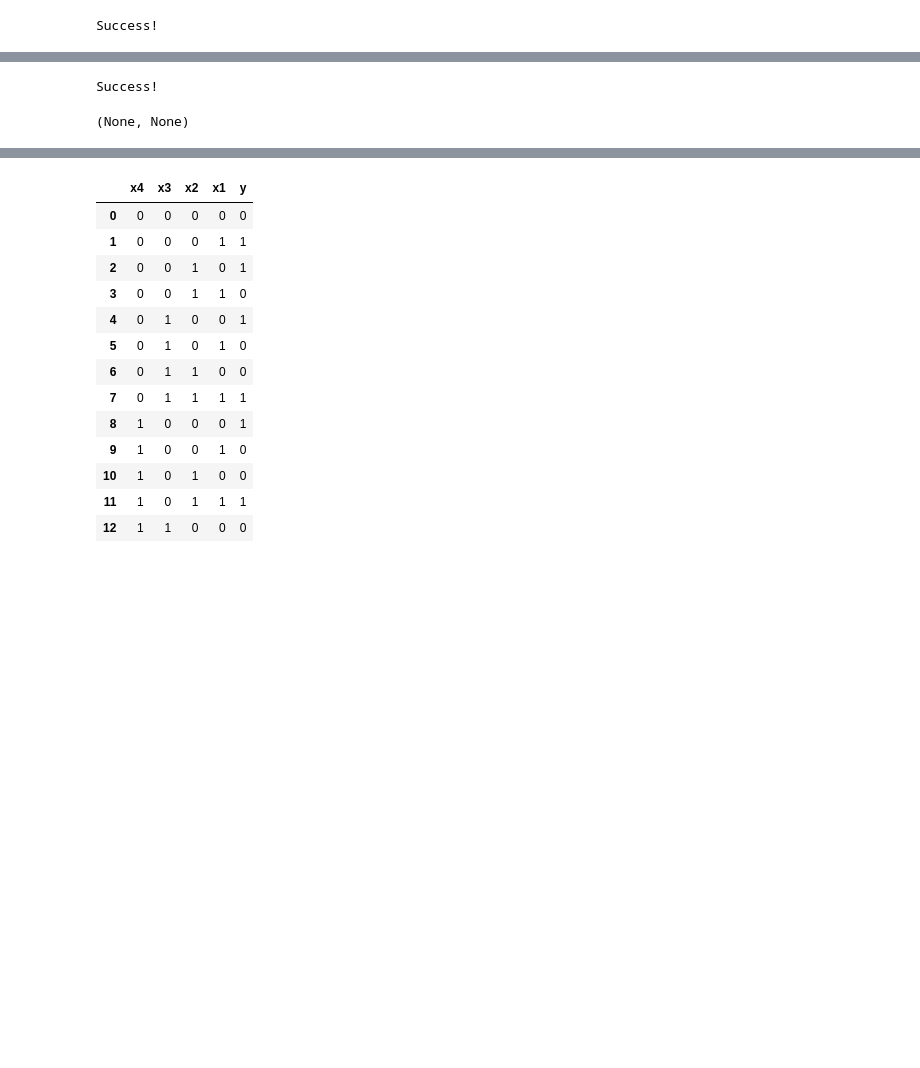
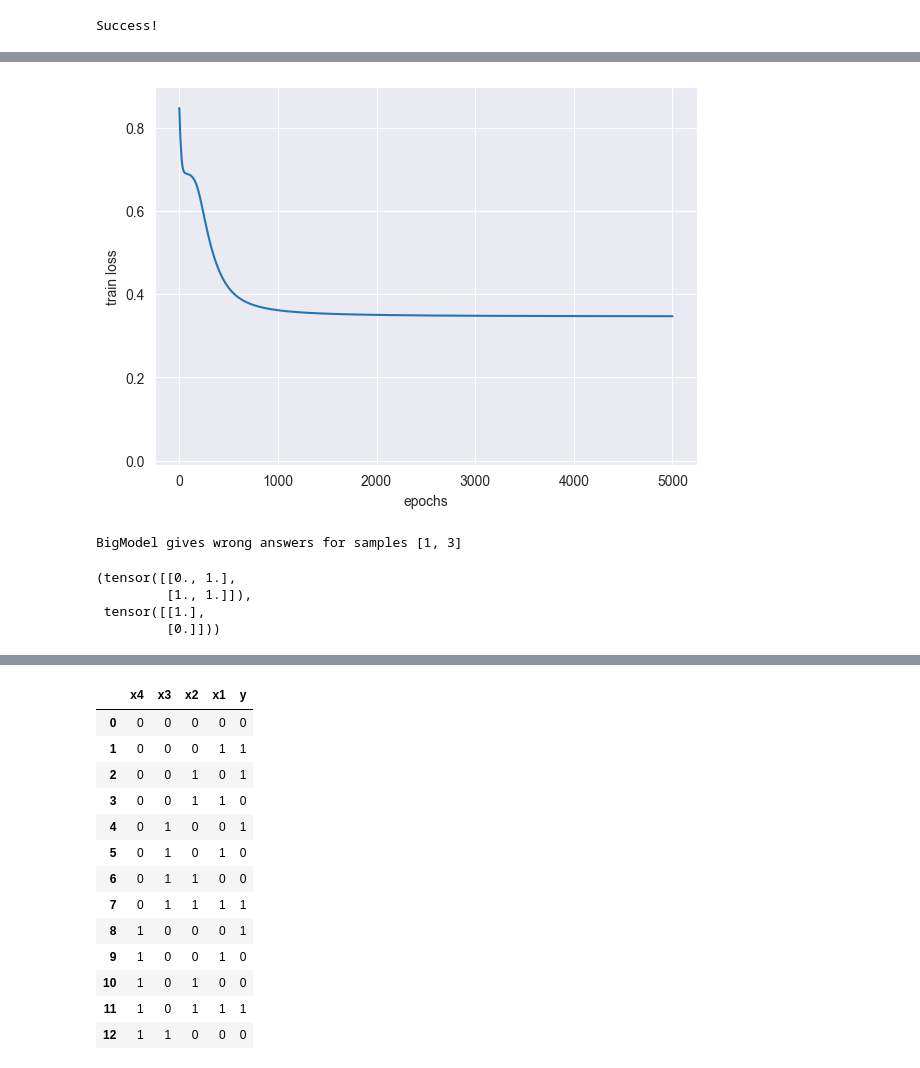
Before and after one commit to skolpin/neuro-boolean-research, a Jupyter notebook: incremental_synthesis.ipynb, the cells around one changed output, grey strips where cells are left out. Cells and saved outputs as stored; diff of their text form; code cells hidden in the pictures; blank space fills up the shorter version.

Commit message:
add loss plotting for mlp on xor(2)

```diff
--- a/incremental_synthesis.ipynb
+++ b/incremental_synthesis.ipynb
@@ -304,5 +304,5 @@ class BigModel(nn.Module):
 # %%
 big_model = BigModel([model, model2]).to(device)
 
-train(big_model, X, y, device=device, epochs=5000)
+big_h = train(big_model, X, y, device=device, epochs=5000)
 # %% [output]
@@ -319,8 +319,15 @@ epoch 5000: loss 0.00
+# %%
+plot_loss(big_h)
+# %% [output]
+[figure, added]
 # %%
 check(big_model, X, y, device=device)
 # %% [output]
-Success!
+BigModel gives wrong answers for samples [1, 3]
-(None, None)
+(tensor([[0., 1.],
+         [1., 1.]]),
+ tensor([[1.],
+         [0.]]))
 # %%
 %%time
 counter = {'success':0, 'fail':0}
```
Also changed, not shown: parts of 6 cells of this notebook.
